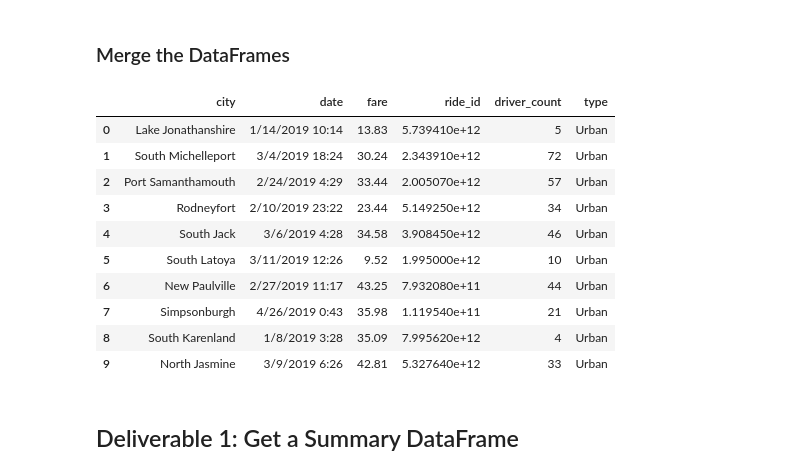
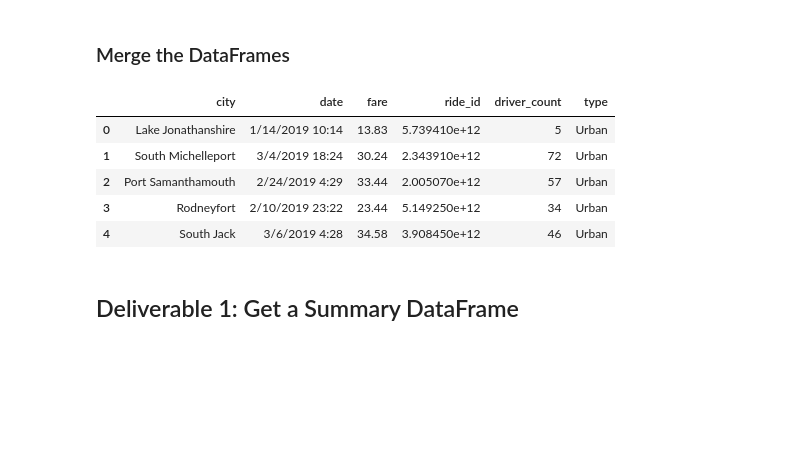
Before and after one commit to akmilton11/PyBer_Analysis, a Jupyter notebook: PyBer_Challenge.ipynb, the cells around one changed output. Drawn from its saved outputs; the diff is of its cells as text; code cells hidden in the pictures; blank space fills up the shorter version.

```diff
--- a/PyBer_Challenge.ipynb
+++ b/PyBer_Challenge.ipynb
@@ -21,21 +21,16 @@ ride_data_df = pd.read_csv(ride_data_to_load)
 # %%
 # Combine the data into a single dataset
 pyber_data_df = pd.merge(ride_data_df, city_data_df, how="left", on=["city", "city"])
 
 # Display the data table for preview
-pyber_data_df.head(10)
+pyber_data_df.head()
 # %% [output]
 |  | city | date | fare | ride_id | driver_count | type |
 | 0 | Lake Jonathanshire | 1/14/2019 10:14 | 13.83 | 5.739410e+12 | 5 | Urban |
 | 1 | South Michelleport | 3/4/2019 18:24 | 30.24 | 2.343910e+12 | 72 | Urban |
 | 2 | Port Samanthamouth | 2/24/2019 4:29 | 33.44 | 2.005070e+12 | 57 | Urban |
 | 3 | Rodneyfort | 2/10/2019 23:22 | 23.44 | 5.149250e+12 | 34 | Urban |
 | 4 | South Jack | 3/6/2019 4:28 | 34.58 | 3.908450e+12 | 46 | Urban |
-| 5 | South Latoya | 3/11/2019 12:26 | 9.52 | 1.995000e+12 | 10 | Urban |
-| 6 | New Paulville | 2/27/2019 11:17 | 43.25 | 7.932080e+11 | 44 | Urban |
-| 7 | Simpsonburgh | 4/26/2019 0:43 | 35.98 | 1.119540e+11 | 21 | Urban |
-| 8 | South Karenland | 1/8/2019 3:28 | 35.09 | 7.995620e+12 | 4 | Urban |
-| 9 | North Jasmine | 3/9/2019 6:26 | 42.81 | 5.327640e+12 | 33 | Urban |
 # %% [markdown]
 ## Deliverable 1: Get a Summary DataFrame
 # %%
```
Also changed, not shown: 18 other files.
